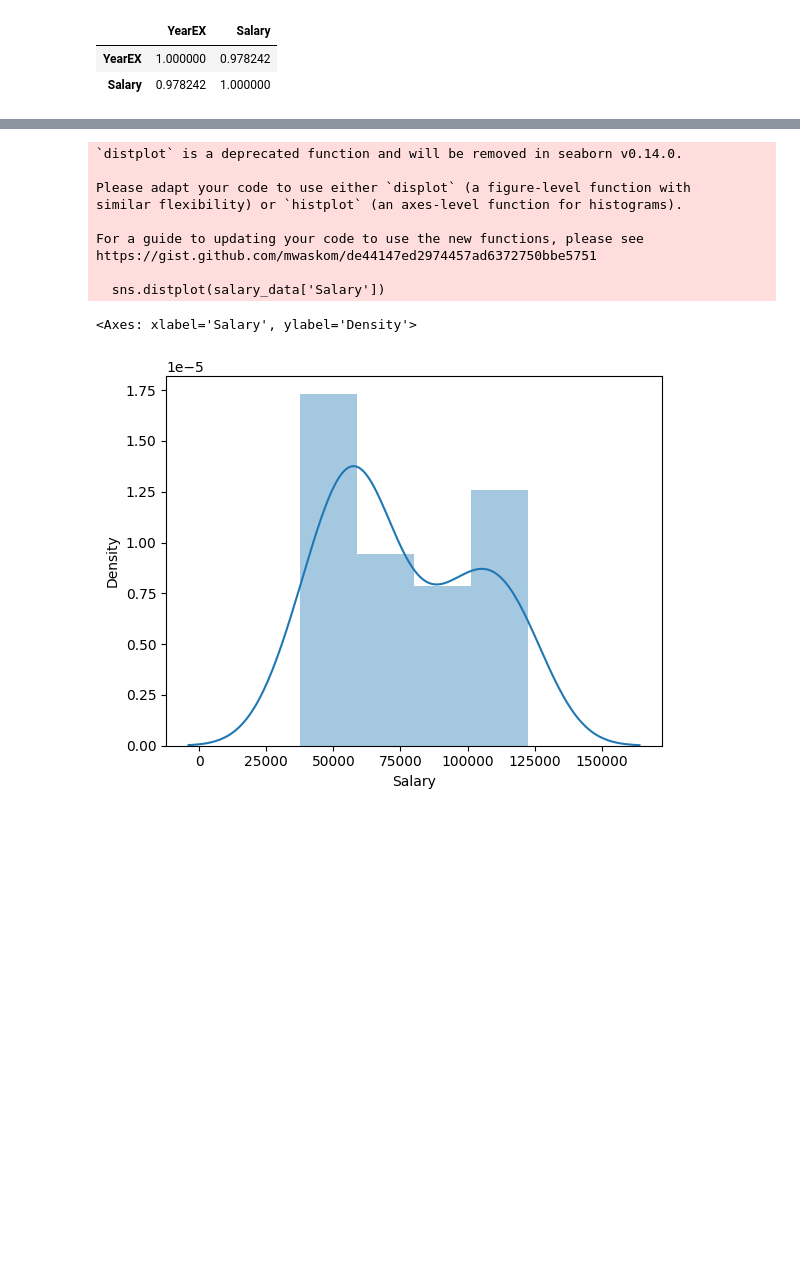
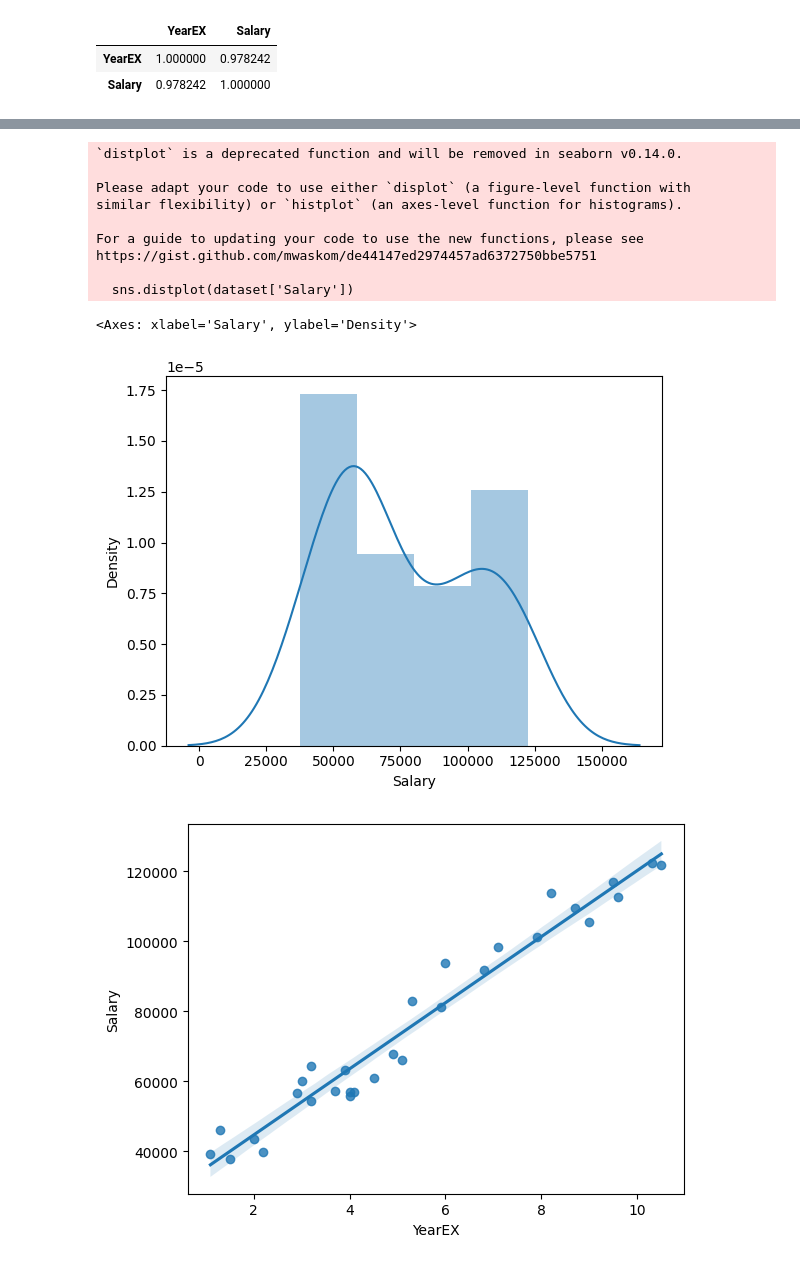
Before and after one commit to smitapatil1/simple-linear-regration, a Jupyter notebook: salary_SLR.ipynb, the cells around one changed output, grey strips where cells are left out. Cells and saved outputs as stored; diff of their text form; code cells hidden in the pictures; blank space fills up the shorter version.

```diff
--- a/salary_SLR.ipynb
+++ b/salary_SLR.ipynb
@@ -112,7 +116,7 @@ https://gist.github.com/mwaskom/de44147ed2974457ad6372750bbe5751
 <Axes: xlabel='YearEX', ylabel='Density'>
 [figure]
 # %%
-sns.distplot(salary_data['Salary'])
+sns.distplot(dataset['Salary'])
 # %% [output]
 `distplot` is a deprecated function and will be removed in seaborn v0.14.0.
 
@@ -122,6 +126,10 @@ similar flexibility) or `histplot` (an axes-level function for histograms).
 For a guide to updating your code to use the new functions, please see
 https://gist.github.com/mwaskom/de44147ed2974457ad6372750bbe5751
 
-  sns.distplot(salary_data['Salary'])
+  sns.distplot(dataset['Salary'])
 <Axes: xlabel='Salary', ylabel='Density'>
 [figure]
+# %%
+sns.regplot(x="YearEX", y="Salary", data=dataset);
+# %% [output]
+[figure, added]
```
Also changed, not shown: parts of 41 cells of this notebook.
